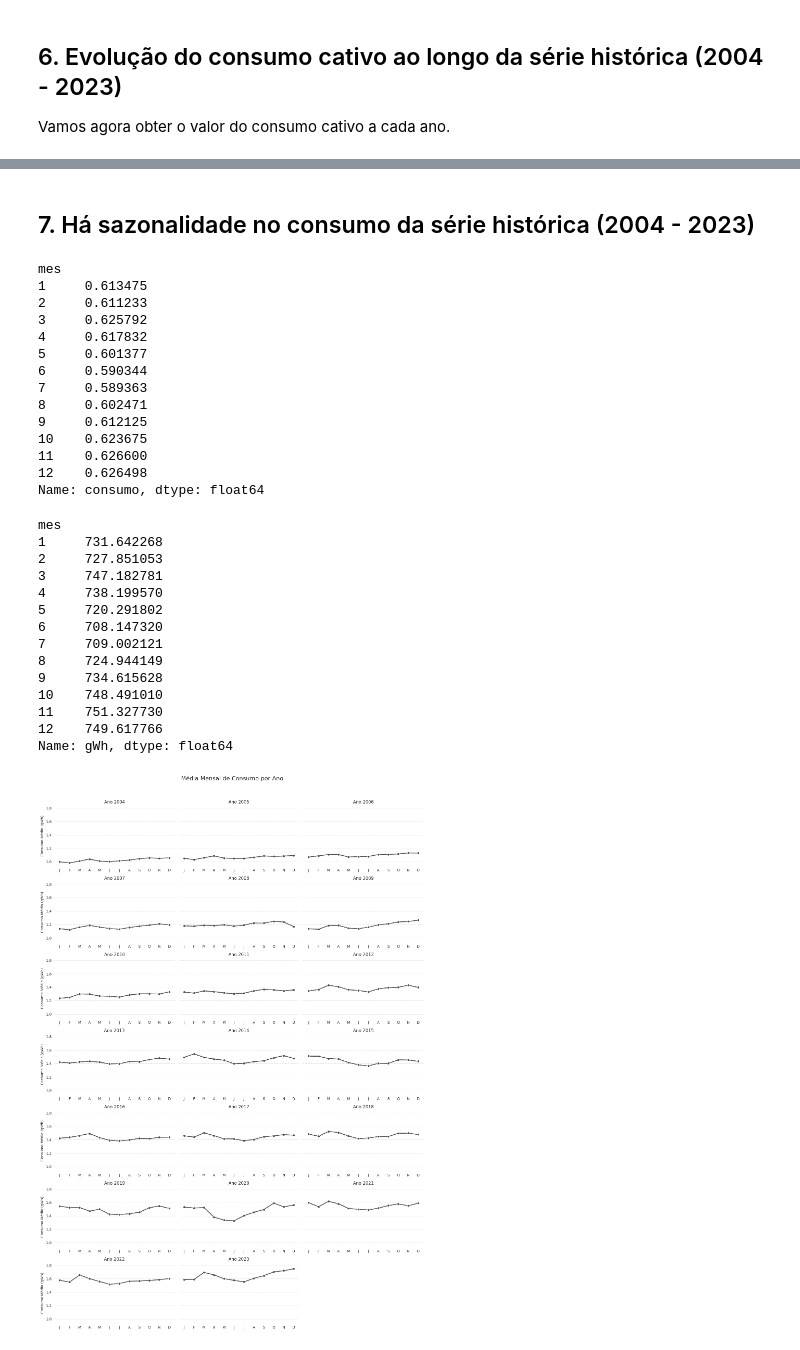
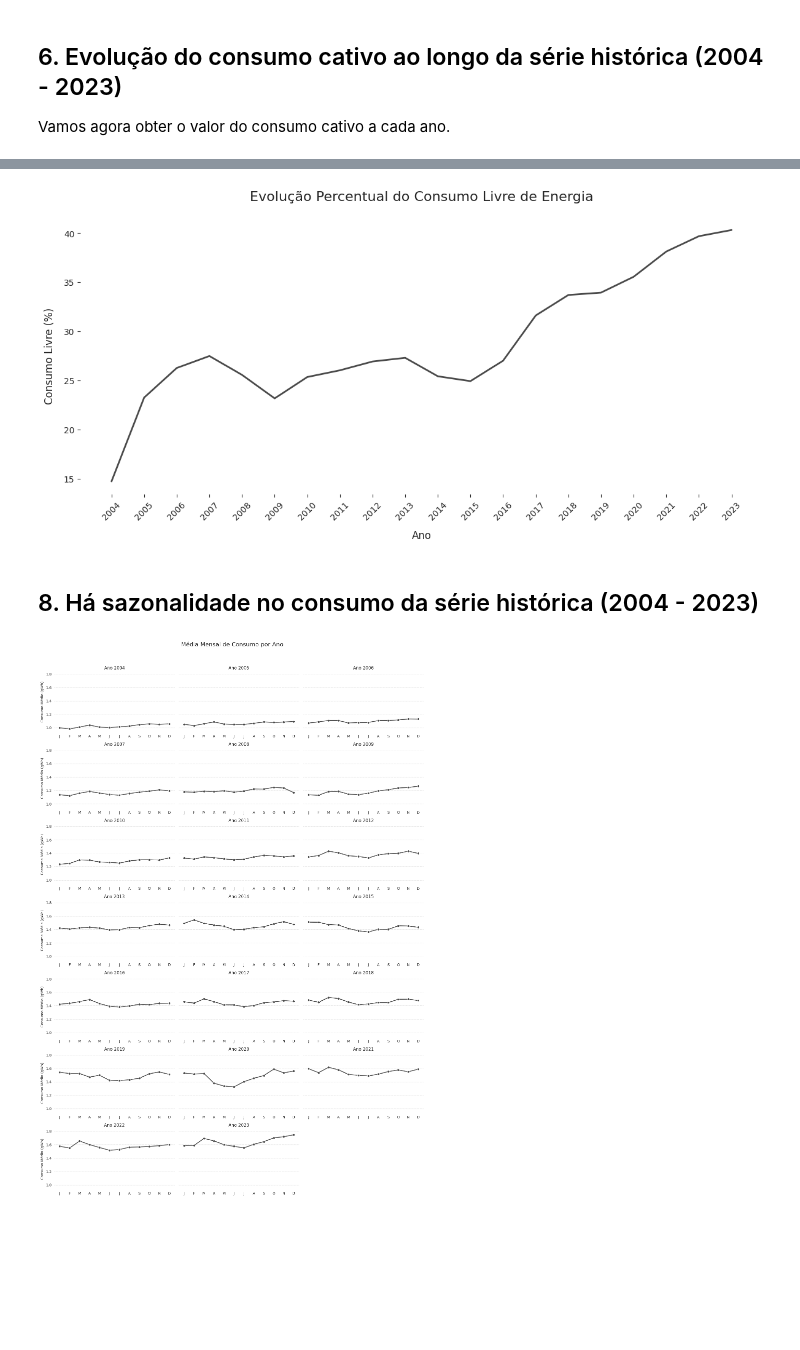
Before and after one commit to jorgelzsilva/projeto_consumo_energia, a Jupyter notebook: notebooks/desafio_final_jorge.ipynb, the cells around one changed output, grey strips where cells are left out. Cells and saved outputs as stored; diff of their text form; code cells hidden in the pictures; blank space fills up the shorter version.

```diff
--- a/notebooks/desafio_final_jorge.ipynb
+++ b/notebooks/desafio_final_jorge.ipynb
@@ -787,39 +825,41 @@ Name: gWh, dtype: float64
+# %%
+# vamos criar um df para abrigar a diferença entre Total e Cativo e passar para porcentagem
+livre_relativo = df_consumo['Livre'] / consumo_anual_total * 100
+# %%
+# Criar a figura e o eixo
+fig, ax = plt.subplots(figsize=(12, 6), facecolor='white')
+
+# Plotar o lineplot
+sns.lineplot(x=livre_relativo.index, y=livre_relativo.values,
+             color='#4a4a4a', linewidth=2, ax=ax)
+
+# Remover bordas
+remove_bordas()
+
+# Configurar os ticks do eixo x
+tick_params()
+
+# Ajustar o intervalo do eixo x para mostrar todos os anos
+plt.xticks(range(2004, 2024))
+
+# Rotacionar os rótulos do eixo x para melhor legibilidade
+plt.xticks(rotation=45)
+
+# Configurar títulos e rótulos
+plt.title('Evolução Percentual do Consumo Livre de Energia', fontsize=16, pad=20)
+plt.xlabel('Ano', fontsize=12, labelpad=10)
+plt.ylabel('Consumo Livre (%)', fontsize=12, labelpad=10)
+
+# Ajustar o layout
+plt.tight_layout()
+
+# Salvar e mostrar o gráfico
+plt.savefig('../imagens/consumo_livre_percentual.png', format='png', dpi=300, bbox_inches='tight')
+plt.show()
+# %% [output]
+[figure, added]
 # %% [markdown]
-## 7. Há sazonalidade no consumo da série histórica (2004 - 2023)
+## 8. Há sazonalidade no consumo da série histórica (2004 - 2023)
-# %%
-df.groupby('mes')['consumo'].mean() / 1_000_000
-# %% [output]
-mes
-1     0.613475
-2     0.611233
-3     0.625792
-4     0.617832
-5     0.601377
-6     0.590344
-7     0.589363
-8     0.602471
-9     0.612125
-10    0.623675
-11    0.626600
-12    0.626498
-Name: consumo, dtype: float64
-# %%
-df[df['tipo_consumo'] == 'Total'].groupby('mes')['gWh'].mean()
-# %% [output]
-mes
-1     731.642268
-2     727.851053
-3     747.182781
-4     738.199570
-5     720.291802
-6     708.147320
-7     709.002121
-8     724.944149
-9     734.615628
-10    748.491010
-11    751.327730
-12    749.617766
-Name: gWh, dtype: float64
 # %%
 def criar_lineplot_multifacetado(df, n_colunas=3):
     """
```
Also changed, not shown: parts of 25 cells of this notebook, 6 other files.
